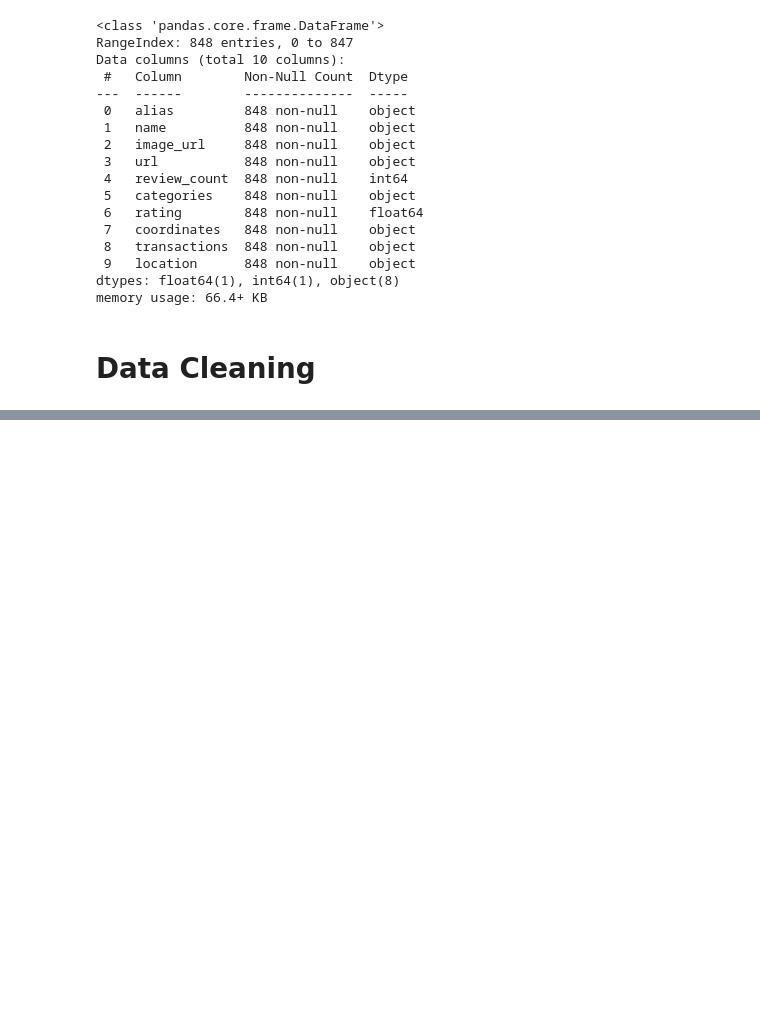
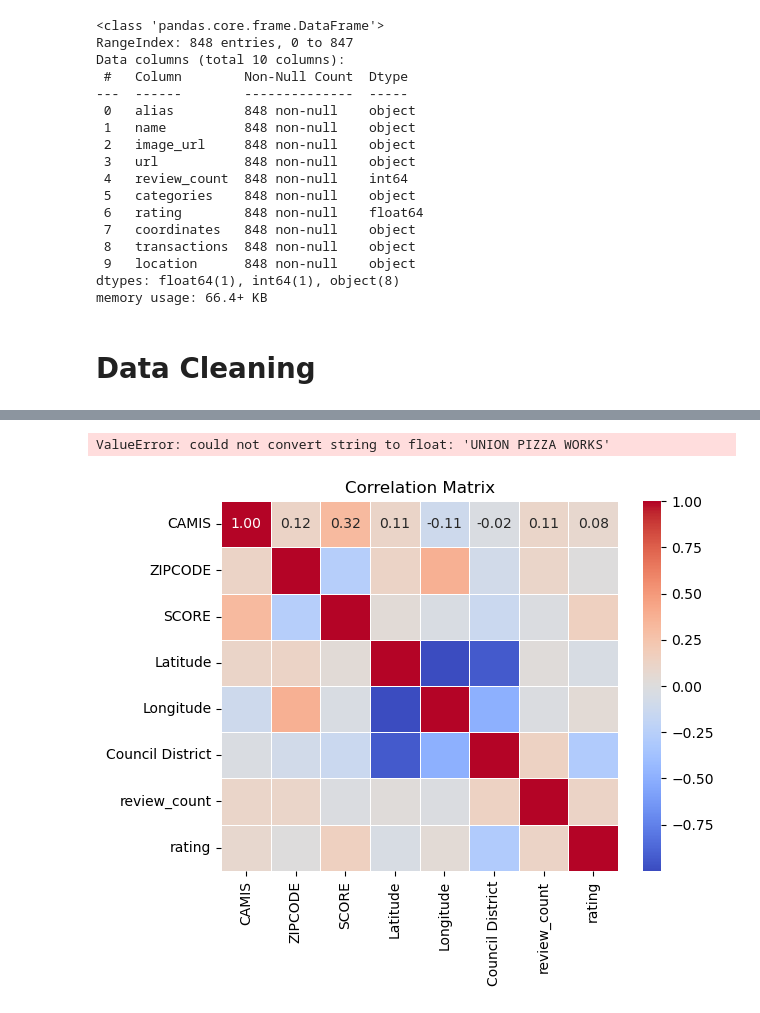
Before and after one commit to Codeguy225/Restaurant-Inspections-Project, a Jupyter notebook: Hypothesis Testing.ipynb, the cells around one changed output, grey strips where cells are left out. Cells and saved outputs as stored; diff of their text form; code cells hidden in the pictures; blank space fills up the shorter version.

```diff
--- a/Hypothesis Testing.ipynb
+++ b/Hypothesis Testing.ipynb
@@ -201,0 +228,22 @@ The correlation is statistically significant.
+# %%
+# Your correlation matrix
+correlation_matrix = mdf.corr()
+
+# Create a heatmap
+sns.heatmap(correlation_matrix, annot=True, cmap='coolwarm', fmt='.2f', linewidths=.5)
+plt.title('Correlation Matrix')
+plt.show()
+# %% [output]
+ValueError: could not convert string to float: 'UNION PIZZA WORKS'
+# %%
+# Assuming 'restaurant_name' is a non-numeric column
+numeric_data = mdf.select_dtypes(include=['float64', 'int64'])
+
+correlation_matrix = numeric_data.corr()
+
+# Create a heatmap
+sns.heatmap(correlation_matrix, annot=True, cmap='coolwarm', fmt='.2f', linewidths=.5)
+plt.title('Correlation Matrix')
+plt.show()
+# %% [output]
+[figure, added]
```
Also changed, not shown: parts of 15 cells of this notebook, 5 other files.
